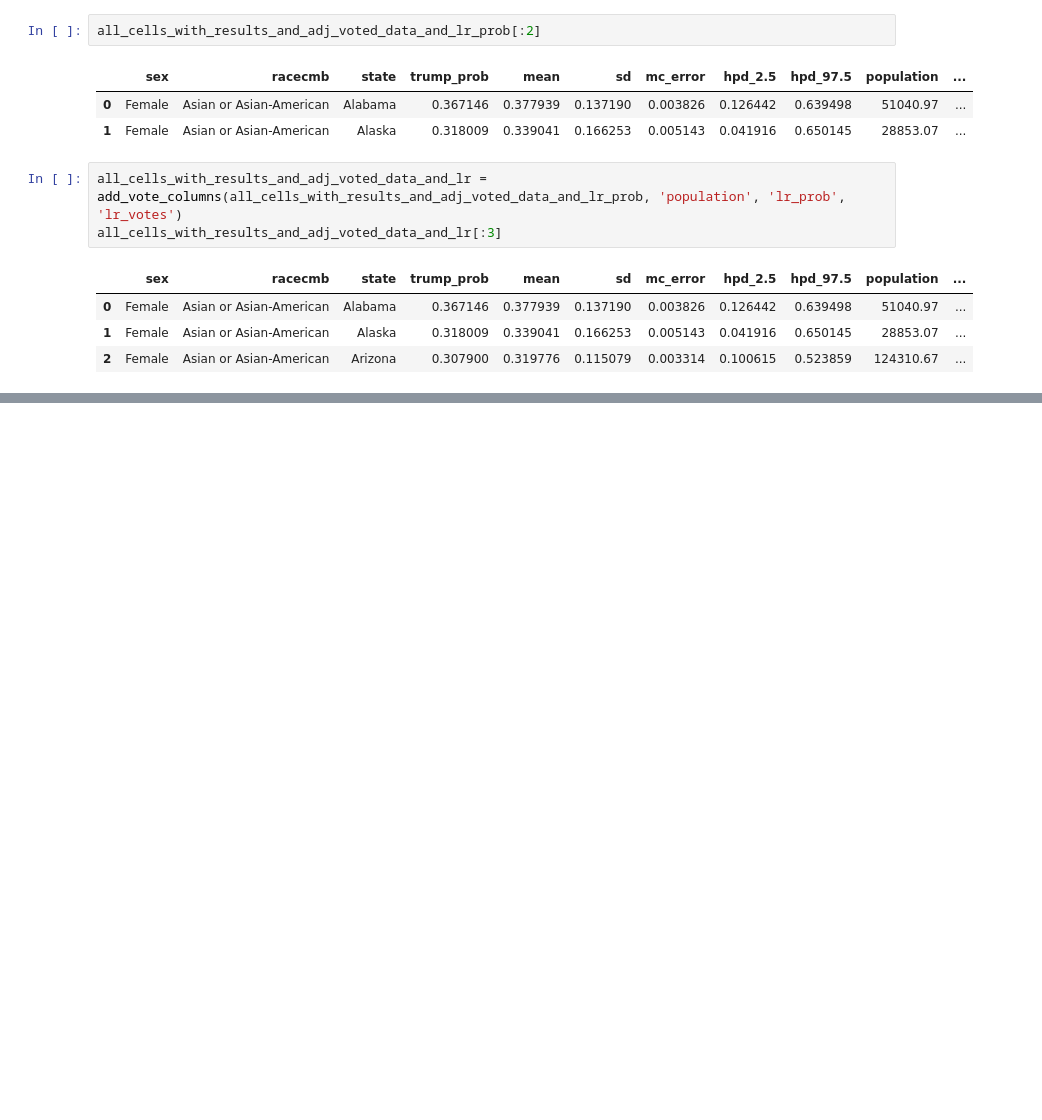
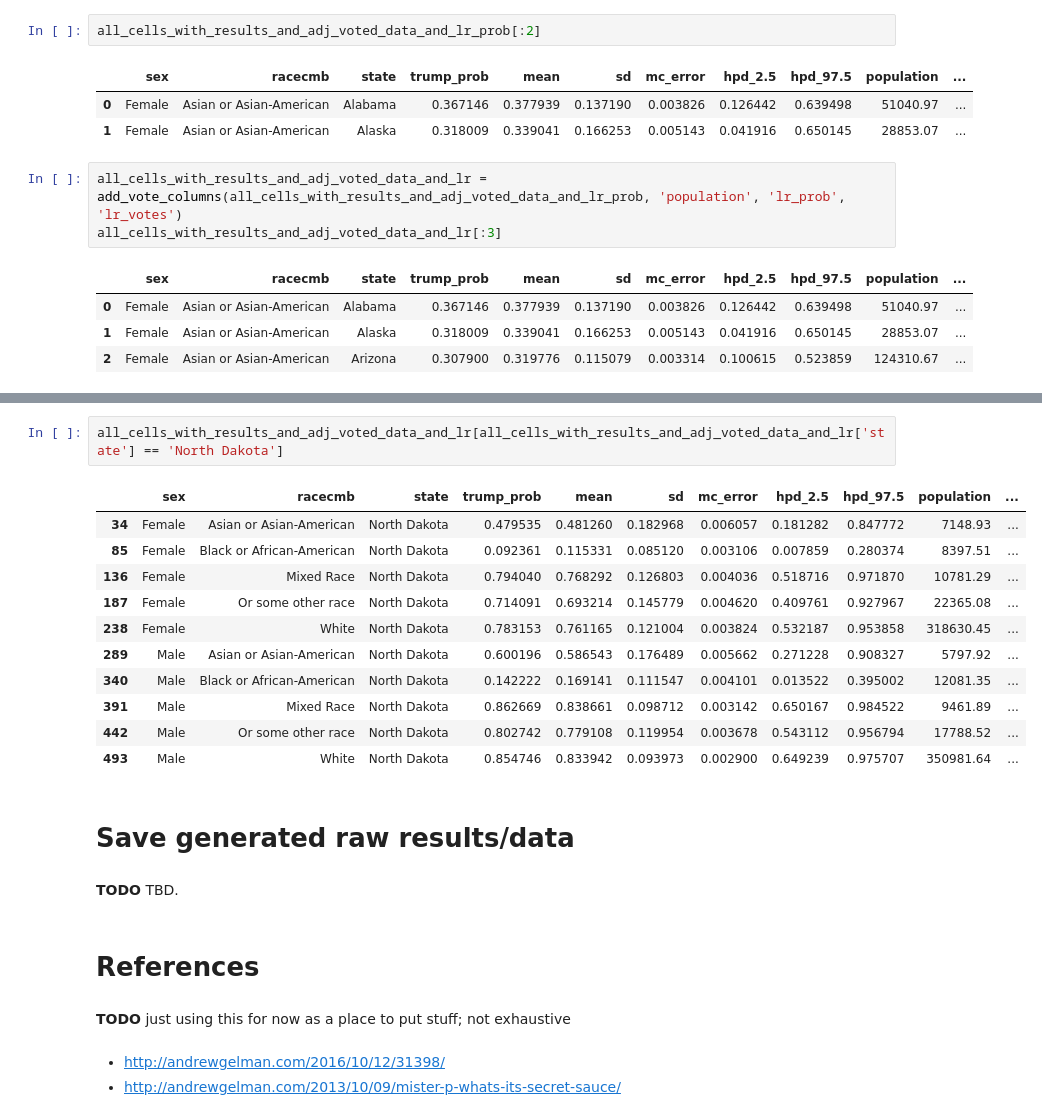
Before and after one commit to aenfield/Data512, a Jupyter notebook: project/MRP_Presidential_Election_2016.ipynb, the cells around one changed output, grey strips where cells are left out. Cells and saved outputs as stored; diff of their text form; blank space fills up the shorter version.

```diff
--- a/project/MRP_Presidential_Election_2016.ipynb
+++ b/project/MRP_Presidential_Election_2016.ipynb
@@ -864,0 +922,25 @@ Trump   138,590,026 (43.5%)
+# %%
+all_cells_with_results_and_adj_voted_data_and_lr[all_cells_with_results_and_adj_voted_data_and_lr['state'] == 'North Dakota']
+# %% [output]
+|  | sex | racecmb | state | trump_prob | mean | sd | mc_error | hpd_2.5 | hpd_97.5 | population | ... |
+| 34 | Female | Asian or Asian-American | North Dakota | 0.479535 | 0.481260 | 0.182968 | 0.006057 | 0.181282 | 0.847772 | 7148.93 | ... |
+| 85 | Female | Black or African-American | North Dakota | 0.092361 | 0.115331 | 0.085120 | 0.003106 | 0.007859 | 0.280374 | 8397.51 | ... |
+| 136 | Female | Mixed Race | North Dakota | 0.794040 | 0.768292 | 0.126803 | 0.004036 | 0.518716 | 0.971870 | 10781.29 | ... |
+| 187 | Female | Or some other race | North Dakota | 0.714091 | 0.693214 | 0.145779 | 0.004620 | 0.409761 | 0.927967 | 22365.08 | ... |
+| 238 | Female | White | North Dakota | 0.783153 | 0.761165 | 0.121004 | 0.003824 | 0.532187 | 0.953858 | 318630.45 | ... |
+| 289 | Male | Asian or Asian-American | North Dakota | 0.600196 | 0.586543 | 0.176489 | 0.005662 | 0.271228 | 0.908327 | 5797.92 | ... |
+| 340 | Male | Black or African-American | North Dakota | 0.142222 | 0.169141 | 0.111547 | 0.004101 | 0.013522 | 0.395002 | 12081.35 | ... |
+| 391 | Male | Mixed Race | North Dakota | 0.862669 | 0.838661 | 0.098712 | 0.003142 | 0.650167 | 0.984522 | 9461.89 | ... |
+| 442 | Male | Or some other race | North Dakota | 0.802742 | 0.779108 | 0.119954 | 0.003678 | 0.543112 | 0.956794 | 17788.52 | ... |
+| 493 | Male | White | North Dakota | 0.854746 | 0.833942 | 0.093973 | 0.002900 | 0.649239 | 0.975707 | 350981.64 | ... |
+# %% [markdown]
+# Save generated raw results/data
+# %% [markdown]
+**TODO** TBD.
+# %% [markdown]
+# References
+# %% [markdown]
+**TODO** just using this for now as a place to put stuff; not exhaustive
+# %% [markdown]
+- http://andrewgelman.com/2016/10/12/31398/
+- http://andrewgelman.com/2013/10/09/mister-p-whats-its-secret-sauce/
```
Also changed, not shown: parts of 15 cells of this notebook, 1 other file.
